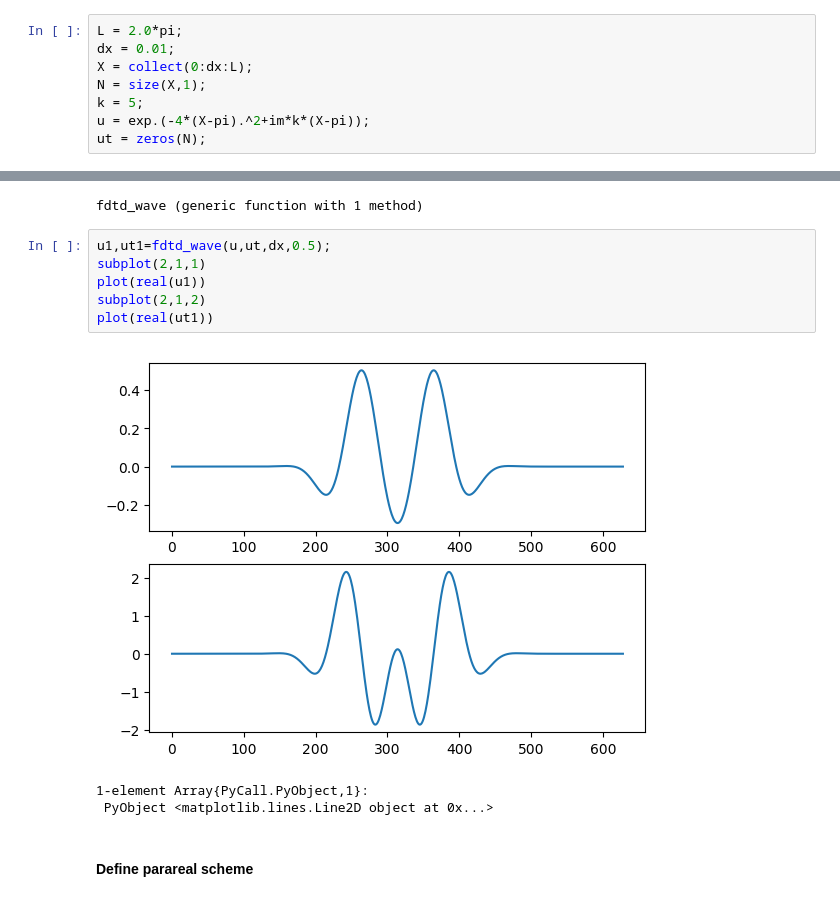
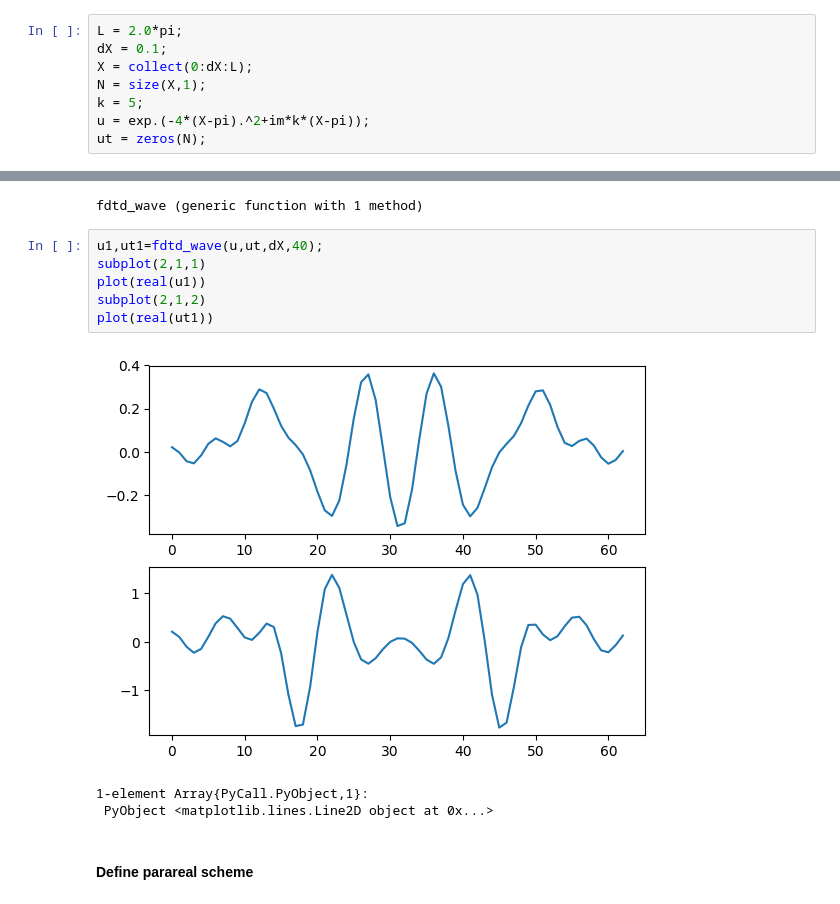
Before and after one commit to hieu325/juliawaveparareal, a Jupyter notebook: parareal1dwave.ipynb, the cells around one changed output, grey strips where cells are left out. Cells and saved outputs as stored; diff of their text form.

```diff
--- a/parareal1dwave.ipynb
+++ b/parareal1dwave.ipynb
@@ -8,8 +8,8 @@ using Interpolations
 #### Define Finite Difference scheme
 # %%
 L = 2.0*pi;
-dx = 0.01;
-X = collect(0:dx:L);
+dX = 0.1;
+X = collect(0:dX:L);
 N = size(X,1);
 k = 5;
 u = exp.(-4*(X-pi).^2+im*k*(X-pi));
@@ -56,13 +56,13 @@ end
 # %% [output]
 fdtd_wave (generic function with 1 method)
 # %%
-u1,ut1=fdtd_wave(u,ut,dx,0.5);
+u1,ut1=fdtd_wave(u,ut,dX,40);
 subplot(2,1,1)
 plot(real(u1))
 subplot(2,1,2)
 plot(real(ut1))
 # %% [output]
-[figure, old version]
+[figure, new version]
 1-element Array{PyCall.PyObject,1}:
  PyObject <matplotlib.lines.Line2D object at 0x...>
 # %% [markdown]
```
Also changed, not shown: parts of 9 cells of this notebook.
